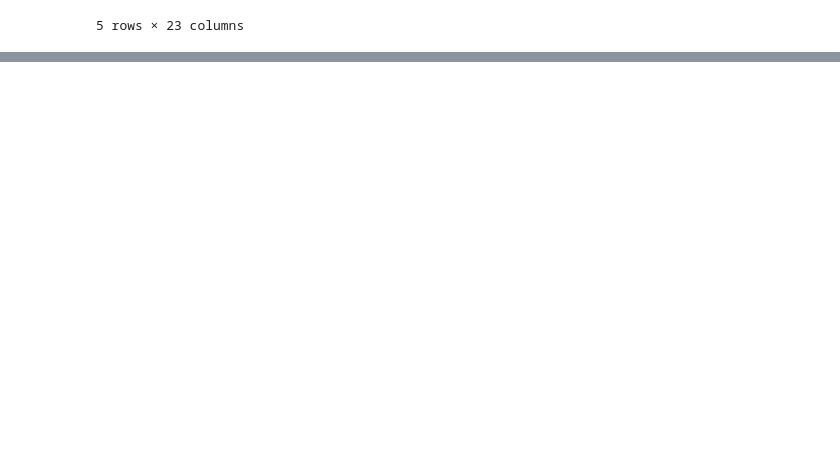
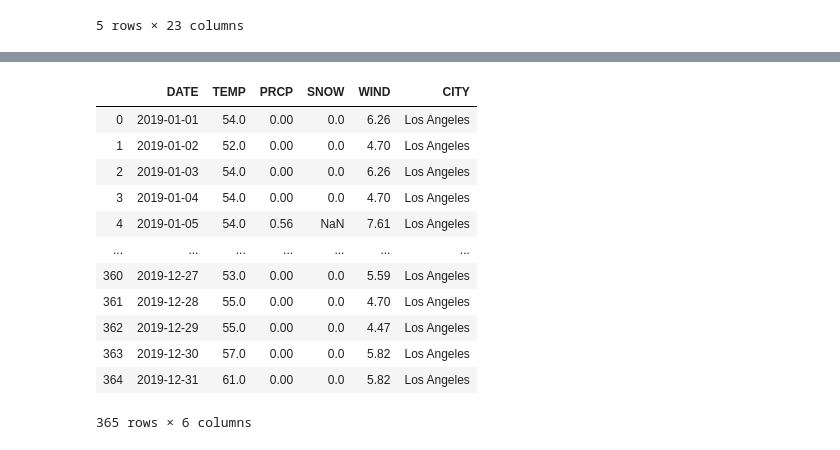
Before and after one commit to ajd2000/info-2950-final-project, a Jupyter notebook: notebook.ipynb, the cells around one changed output, grey strips where cells are left out. Drawn from its saved outputs; the diff is of its cells as text; code cells hidden in the pictures; blank space fills up the shorter version.

```diff
--- a/notebook.ipynb
+++ b/notebook.ipynb
@@ -97,0 +118,27 @@ crime_weather
+# %%
+la_weath = la_weather[5479:5844]
+# %%
+la_crime_weather = pd.DataFrame()
+la_crime_weather.insert(0, 'DATE', la_weath['DATE'])
+la_crime_weather.insert(1, 'TEMP', la_weath['TAVG'])
+la_crime_weather.insert(2, 'PRCP', la_weath['PRCP'])
+la_crime_weather.insert(3, 'SNOW', la_weath['SNOW'])
+la_crime_weather.insert(4, 'WIND', la_weath['AWND'])
+la_crime_weather.insert(5, 'CITY', ['Los Angeles']*365)
+
+la_crime_weather = la_crime_weather.reset_index(drop=True)
+la_crime_weather
+# %% [output]
+|  | DATE | TEMP | PRCP | SNOW | WIND | CITY |
+| 0 | 2019-01-01 | 54.0 | 0.00 | 0.0 | 6.26 | Los Angeles |
+| 1 | 2019-01-02 | 52.0 | 0.00 | 0.0 | 4.70 | Los Angeles |
+| 2 | 2019-01-03 | 54.0 | 0.00 | 0.0 | 6.26 | Los Angeles |
+| 3 | 2019-01-04 | 54.0 | 0.00 | 0.0 | 4.70 | Los Angeles |
+| 4 | 2019-01-05 | 54.0 | 0.56 | NaN | 7.61 | Los Angeles |
+| ... | ... | ... | ... | ... | ... | ... |
+| 360 | 2019-12-27 | 53.0 | 0.00 | 0.0 | 5.59 | Los Angeles |
+| 361 | 2019-12-28 | 55.0 | 0.00 | 0.0 | 4.70 | Los Angeles |
+| 362 | 2019-12-29 | 55.0 | 0.00 | 0.0 | 4.47 | Los Angeles |
+| 363 | 2019-12-30 | 57.0 | 0.00 | 0.0 | 5.82 | Los Angeles |
+| 364 | 2019-12-31 | 61.0 | 0.00 | 0.0 | 5.82 | Los Angeles |
+365 rows × 6 columns
```
Also changed, not shown: parts of 7 cells of this notebook, 3 other files.
